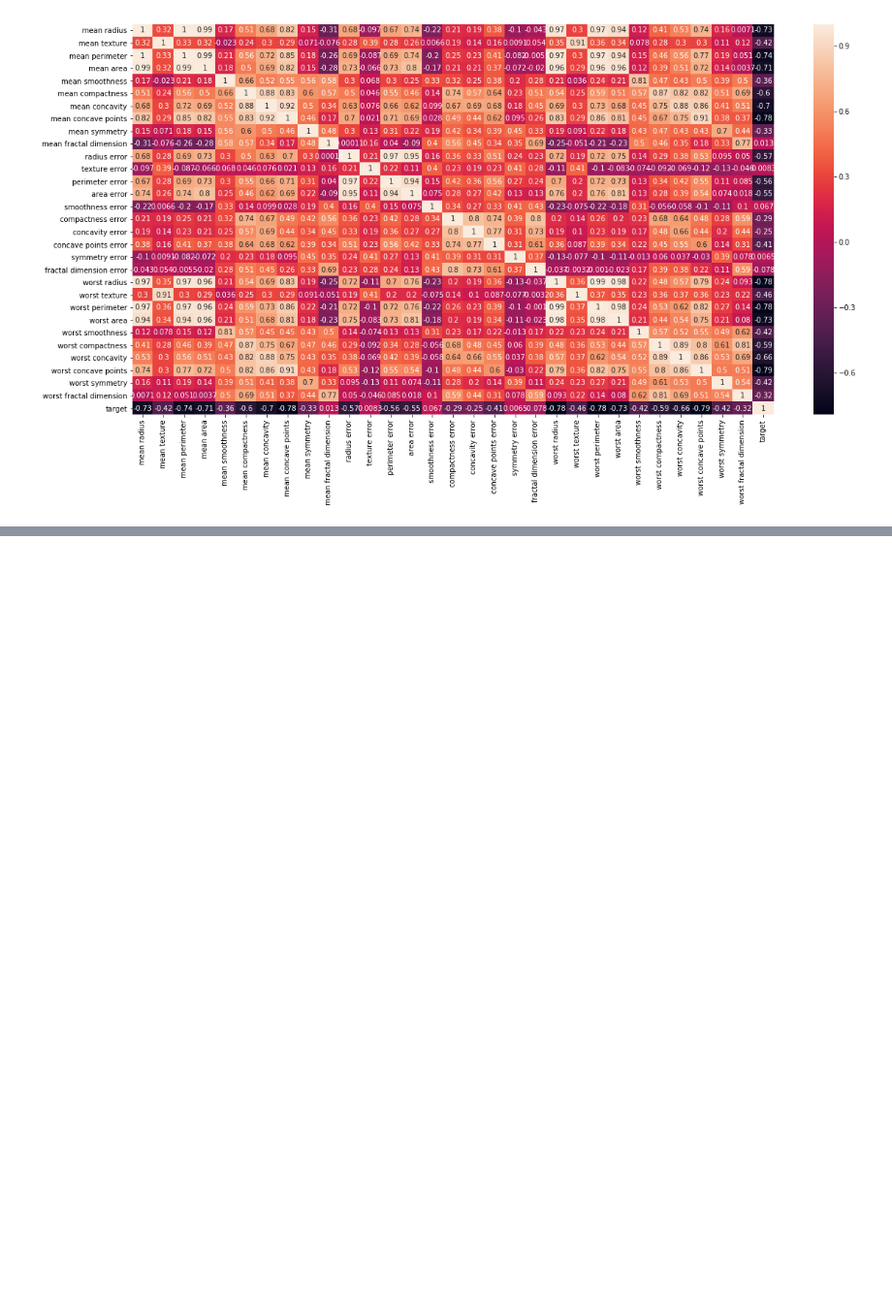
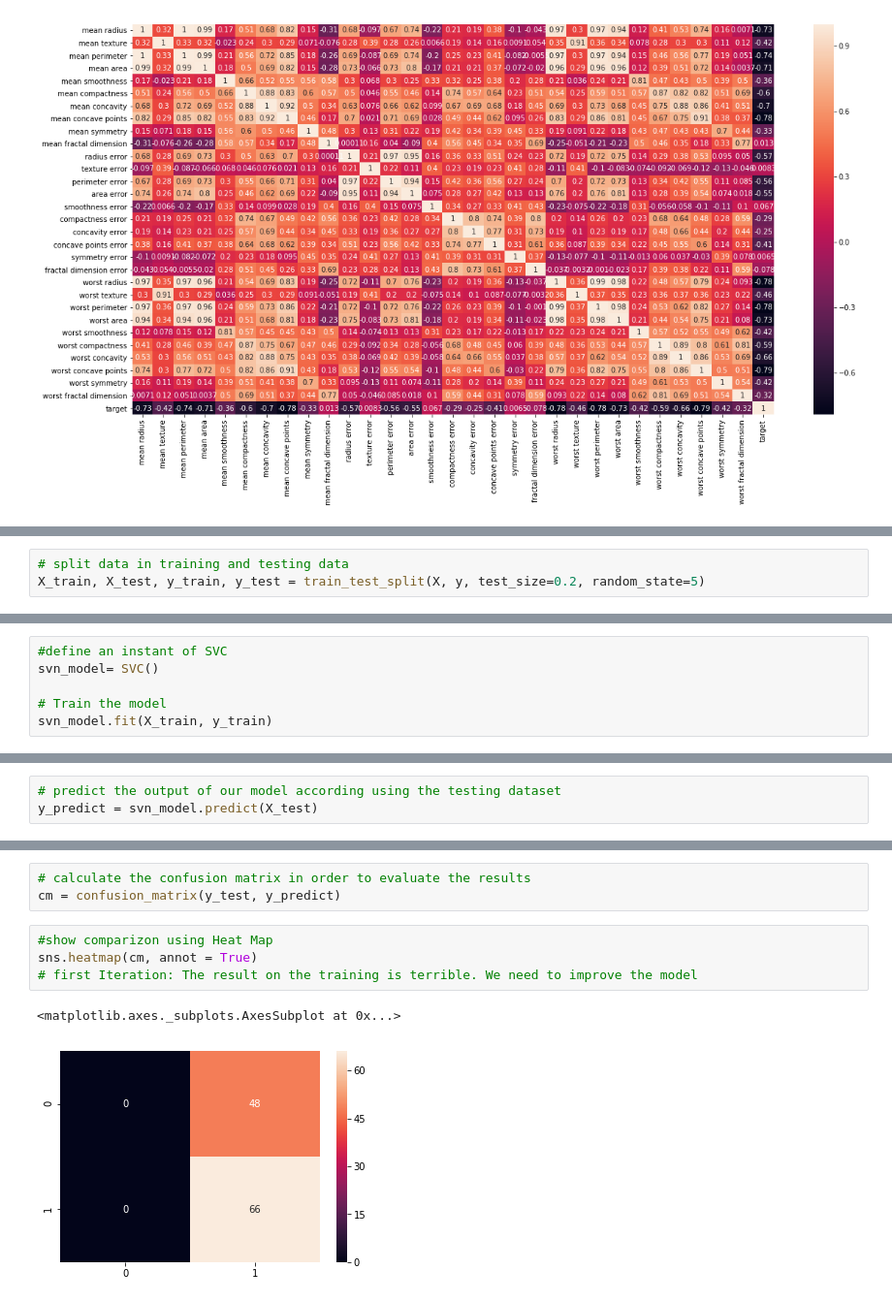
Before and after one commit to rjmanzo/machine-learning-6-practical-real-world-app, a Jupyter notebook: 1. Breast Cancer Classification/Machine_Learning_01_Breast_Cancer_Classification.ipynb, the cells around one changed output, grey strips where cells are left out. Shown at 97% size. Cells and saved outputs as stored; diff of their text form; blank space fills up the shorter version.

Commit message:
Breat Cancer Classification using SVM Model solved (97%)

```diff
--- a/1. Breast Cancer Classification/Machine_Learning_01_Breast_Cancer_Classification.ipynb
+++ b/1. Breast Cancer Classification/Machine_Learning_01_Breast_Cancer_Classification.ipynb
@@ -175,0 +228,3 @@ sns.heatmap(df_cancer.corr(), annot = True)
+# %%
+# split data in training and testing data
+X_train, X_test, y_train, y_test = train_test_split(X, y, test_size=0.2, random_state=5)
@@ -175,0 +262,6 @@ sns.heatmap(df_cancer.corr(), annot = True)
+# %%
+#define an instant of SVC
+svn_model= SVC()
+
+# Train the model
+svn_model.fit(X_train, y_train)
@@ -175,0 +275,3 @@ sns.heatmap(df_cancer.corr(), annot = True)
+# %%
+# predict the output of our model according using the testing dataset
+y_predict = svn_model.predict(X_test)
@@ -175,0 +288,10 @@ sns.heatmap(df_cancer.corr(), annot = True)
+# %%
+# calculate the confusion matrix in order to evaluate the results
+cm = confusion_matrix(y_test, y_predict)
+# %%
+#show comparizon using Heat Map
+sns.heatmap(cm, annot = True)
+# first Iteration: The result on the training is terrible. We need to improve the model
+# %% [output]
+<matplotlib.axes._subplots.AxesSubplot at 0x...>
+[figure, added]
```
Also changed, not shown: parts of 35 cells of this notebook.
